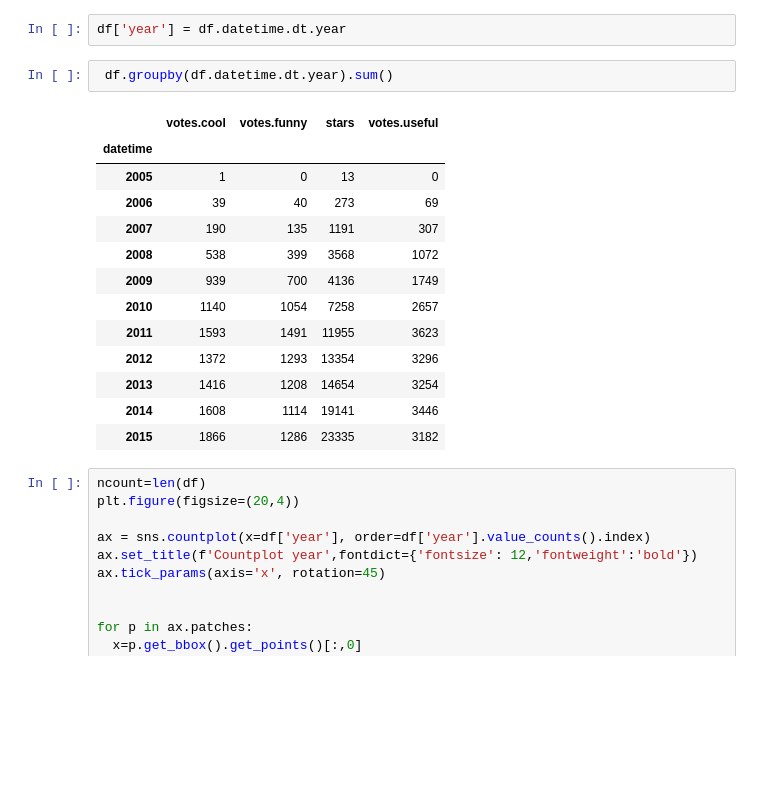
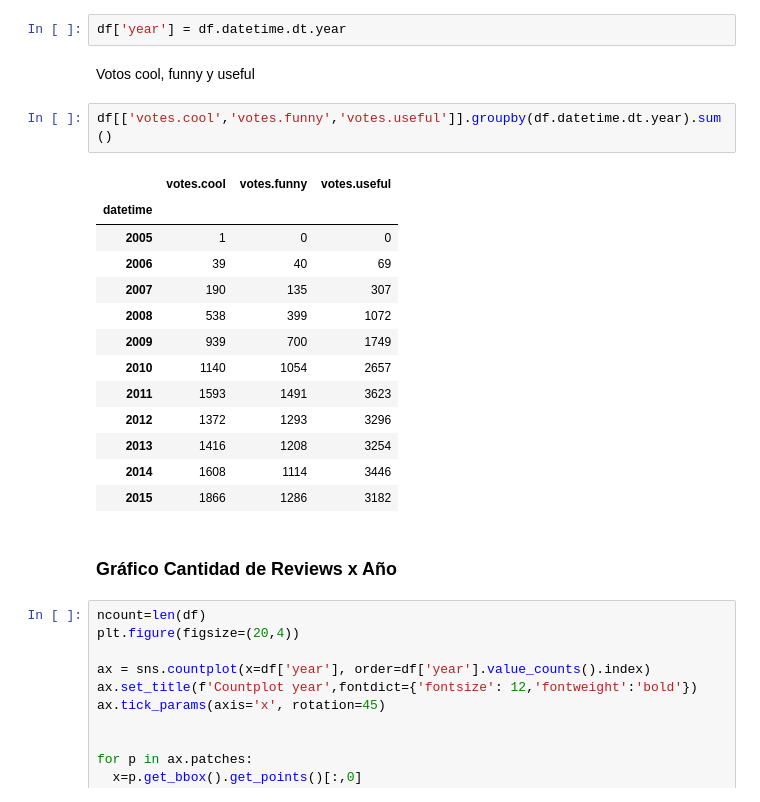
Before and after one commit to ivanjavierparra/Data-Science-Sprint-2, a Jupyter notebook: Segunda_entrega_NLP.ipynb, the cells around one changed output. Cells and saved outputs as stored; diff of their text form; blank space fills up the shorter version.

```diff
--- a/Segunda_entrega_NLP.ipynb
+++ b/Segunda_entrega_NLP.ipynb
@@ -260,22 +280,26 @@ df['date'].min()
 df['datetime'] = pd.to_datetime(df['date'])
 # %%
 df['year'] = df.datetime.dt.year
+# %% [markdown]
+Votos cool, funny y useful
 # %%
- df.groupby(df.datetime.dt.year).sum()
+df[['votes.cool','votes.funny','votes.useful']].groupby(df.datetime.dt.year).sum()
 # %% [output]
-|  | votes.cool | votes.funny | stars | votes.useful |
-| datetime |  |  |  |  |
-| 2005 | 1 | 0 | 13 | 0 |
-| 2006 | 39 | 40 | 273 | 69 |
-| 2007 | 190 | 135 | 1191 | 307 |
-| 2008 | 538 | 399 | 3568 | 1072 |
-| 2009 | 939 | 700 | 4136 | 1749 |
-| 2010 | 1140 | 1054 | 7258 | 2657 |
-| 2011 | 1593 | 1491 | 11955 | 3623 |
-| 2012 | 1372 | 1293 | 13354 | 3296 |
-| 2013 | 1416 | 1208 | 14654 | 3254 |
-| 2014 | 1608 | 1114 | 19141 | 3446 |
-| 2015 | 1866 | 1286 | 23335 | 3182 |
+|  | votes.cool | votes.funny | votes.useful |
+| datetime |  |  |  |
+| 2005 | 1 | 0 | 0 |
+| 2006 | 39 | 40 | 69 |
+| 2007 | 190 | 135 | 307 |
+| 2008 | 538 | 399 | 1072 |
+| 2009 | 939 | 700 | 1749 |
+| 2010 | 1140 | 1054 | 2657 |
+| 2011 | 1593 | 1491 | 3623 |
+| 2012 | 1372 | 1293 | 3296 |
+| 2013 | 1416 | 1208 | 3254 |
+| 2014 | 1608 | 1114 | 3446 |
+| 2015 | 1866 | 1286 | 3182 |
+# %% [markdown]
+### Gráfico Cantidad de Reviews x Año
 # %%
 ncount=len(df)
 plt.figure(figsize=(20,4))
```
Also changed, not shown: parts of 71 cells of this notebook.
